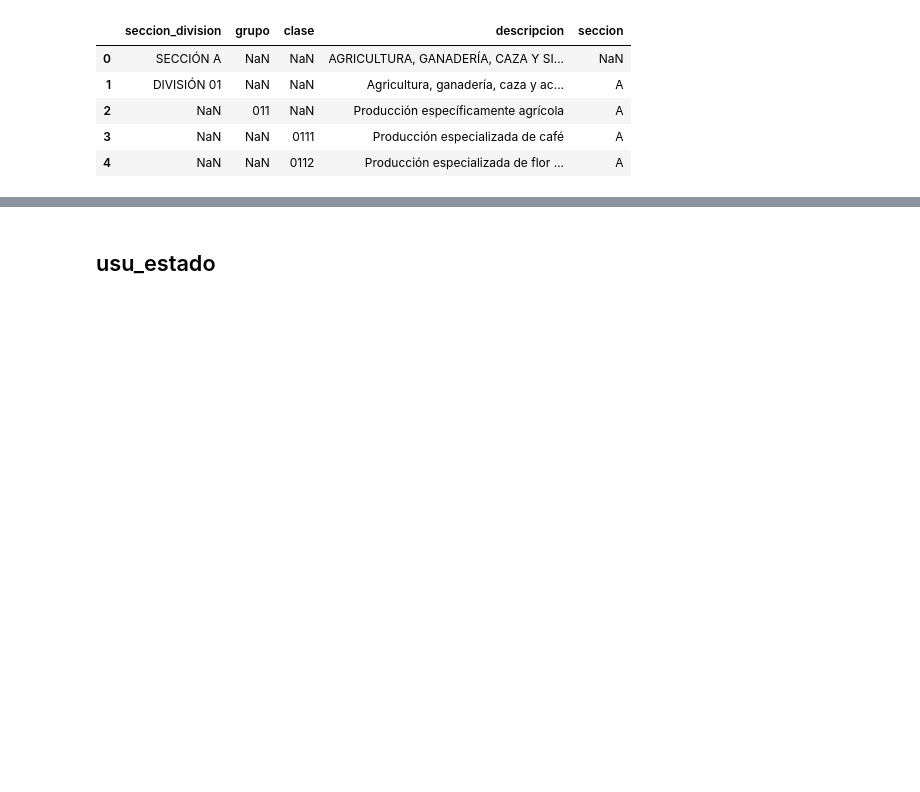
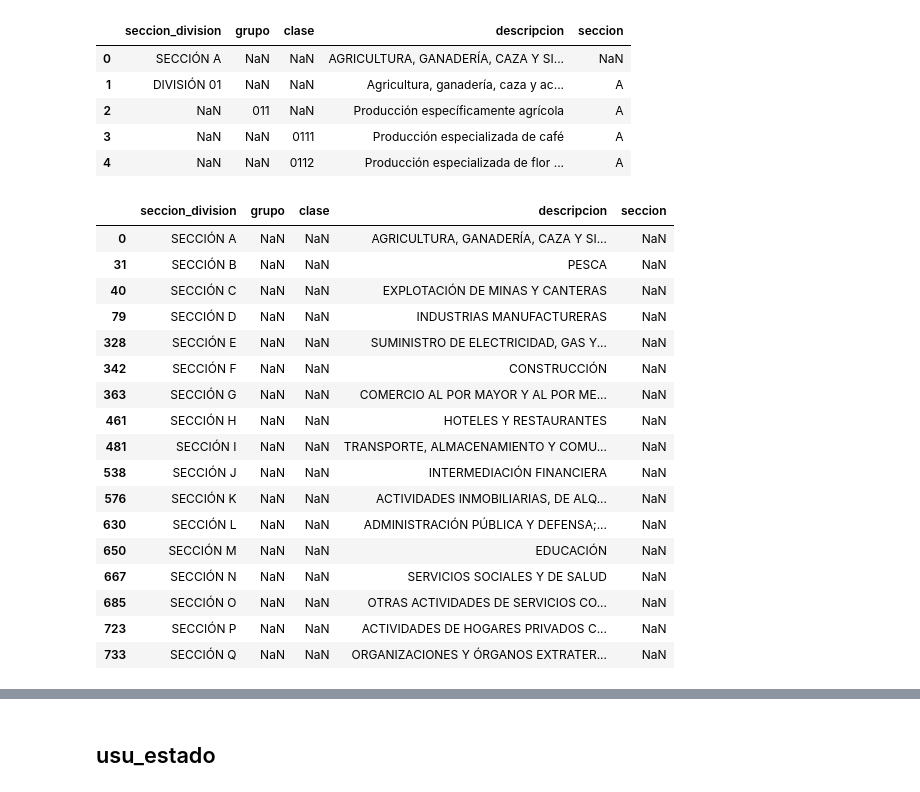
Before and after one commit to boschmateo/prediccion_ecommerce, a Jupyter notebook: 01 - Exploratory analysis.ipynb, the cells around one changed output, grey strips where cells are left out. Drawn from its saved outputs; the diff is of its cells as text; code cells hidden in the pictures; blank space fills up the shorter version.

```diff
--- a/01 - Exploratory analysis.ipynb
+++ b/01 - Exploratory analysis.ipynb
@@ -650,6 +705,27 @@ df_ciiu.head()
 | 2 | NaN | 011 | NaN | Producción específicamente agrícola | A |
 | 3 | NaN | NaN | 0111 | Producción especializada de café | A |
 | 4 | NaN | NaN | 0112 | Producción especializada de flor ... | A |
+# %%
+df_ciiu[(df_ciiu.seccion_division.isna() == False) & (df_ciiu.seccion_division.str.contains("SECCIÓN"))]
+# %% [output]
+|  | seccion_division | grupo | clase | descripcion | seccion |
+| 0 | SECCIÓN A | NaN | NaN | AGRICULTURA, GANADERÍA, CAZA Y SI... | NaN |
+| 31 | SECCIÓN B | NaN | NaN | PESCA | NaN |
+| 40 | SECCIÓN C | NaN | NaN | EXPLOTACIÓN DE MINAS Y CANTERAS | NaN |
+| 79 | SECCIÓN D | NaN | NaN | INDUSTRIAS MANUFACTURERAS | NaN |
+| 328 | SECCIÓN E | NaN | NaN | SUMINISTRO DE ELECTRICIDAD, GAS Y... | NaN |
+| 342 | SECCIÓN F | NaN | NaN | CONSTRUCCIÓN | NaN |
+| 363 | SECCIÓN G | NaN | NaN | COMERCIO AL POR MAYOR Y AL POR ME... | NaN |
+| 461 | SECCIÓN H | NaN | NaN | HOTELES Y RESTAURANTES | NaN |
+| 481 | SECCIÓN I | NaN | NaN | TRANSPORTE, ALMACENAMIENTO Y COMU... | NaN |
+| 538 | SECCIÓN J | NaN | NaN | INTERMEDIACIÓN FINANCIERA | NaN |
+| 576 | SECCIÓN K | NaN | NaN | ACTIVIDADES INMOBILIARIAS, DE ALQ... | NaN |
+| 630 | SECCIÓN L | NaN | NaN | ADMINISTRACIÓN PÚBLICA Y DEFENSA;... | NaN |
+| 650 | SECCIÓN M | NaN | NaN | EDUCACIÓN | NaN |
+| 667 | SECCIÓN N | NaN | NaN | SERVICIOS SOCIALES Y DE SALUD | NaN |
+| 685 | SECCIÓN O | NaN | NaN | OTRAS ACTIVIDADES DE SERVICIOS CO... | NaN |
+| 723 | SECCIÓN P | NaN | NaN | ACTIVIDADES DE HOGARES PRIVADOS C... | NaN |
+| 733 | SECCIÓN Q | NaN | NaN | ORGANIZACIONES Y ÓRGANOS EXTRATER... | NaN |
 # %%
 
 df_usuarios[["section", "division", "group", "class"]] = df_usuarios.apply(ciiu, df_ciiu=df_ciiu, axis=1, result_type="expand")
```
Also changed, not shown: parts of 35 cells of this notebook, 6 other files.
